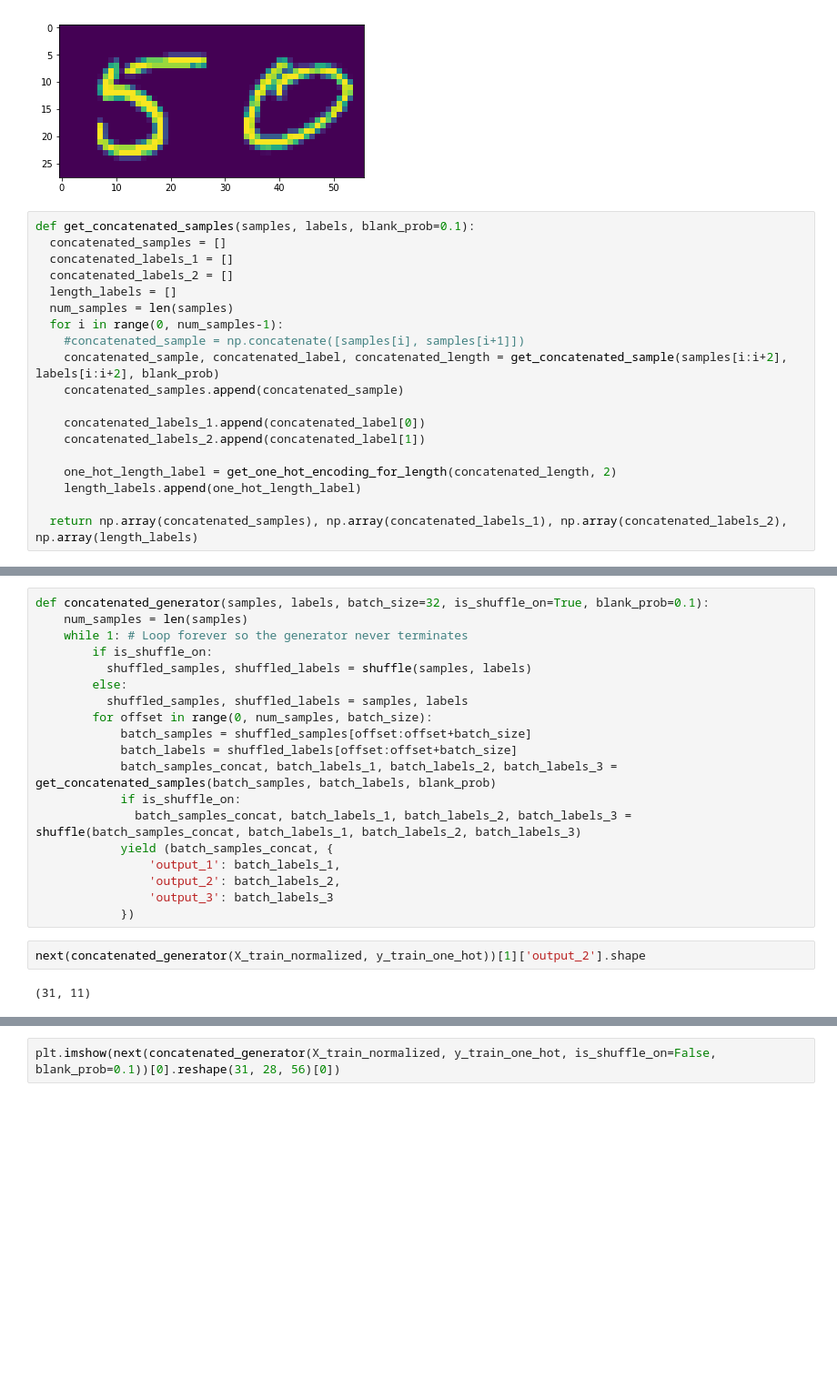
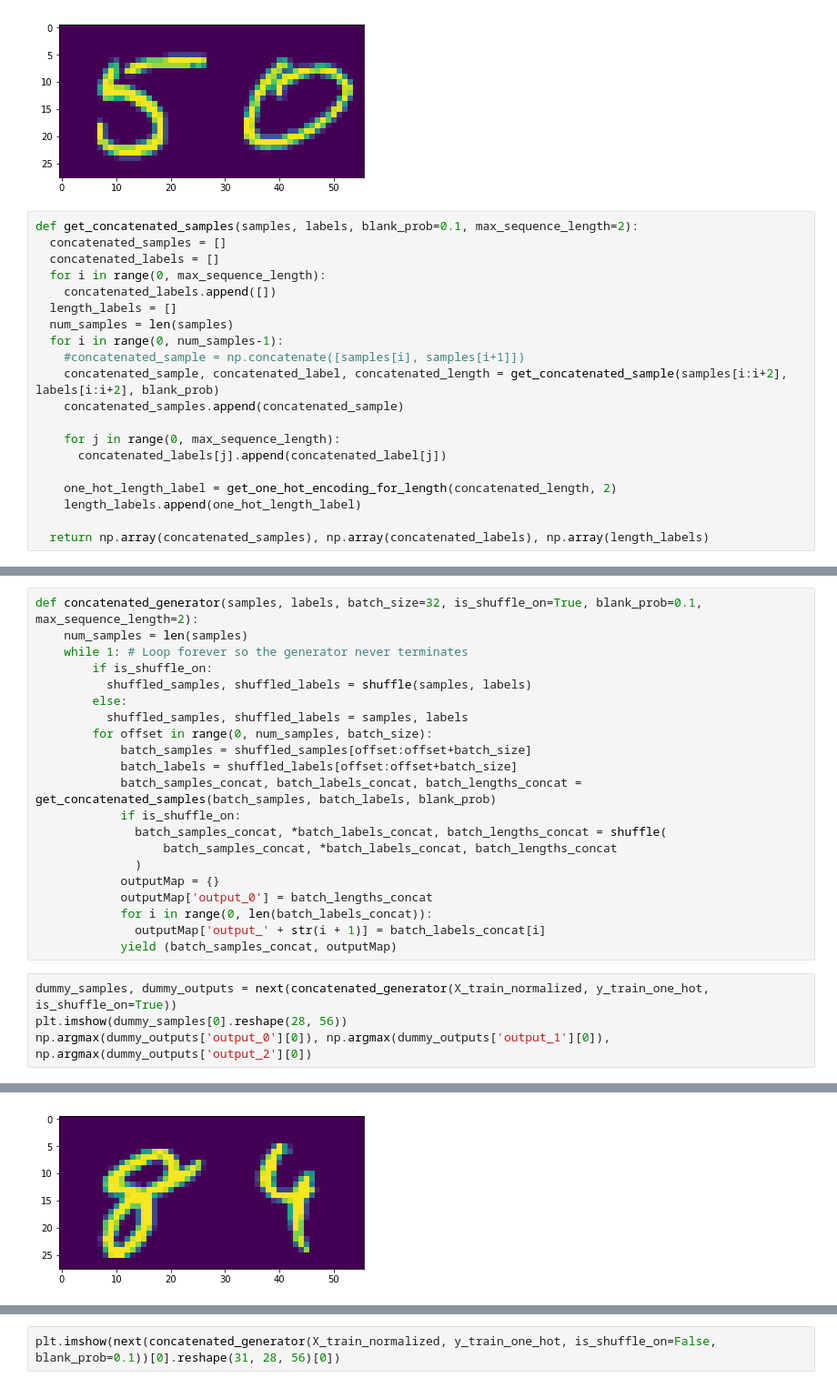
Before and after one commit to samiriff/MLND-digit-recognition, a Jupyter notebook: Copy_of_digit_recognition.ipynb, the cells around one changed output, grey strips where cells are left out. Shown: that part at 91% size. Drawn from its saved outputs; the diff is of its cells as text; blank space fills up the shorter version.

Commit message:
Refactored generator functions for digit sequences

```diff
--- a/Copy_of_digit_recognition.ipynb
+++ b/Copy_of_digit_recognition.ipynb
@@ -272,10 +272,11 @@ dummy_sample.shape, dummy_label.shape, np.argmax(dummy_label[0]), np.argmax(dumm
 ((1568,), (2, 11), 5, 0, 2)
 [figure]
 # %%
-def get_concatenated_samples(samples, labels, blank_prob=0.1):
+def get_concatenated_samples(samples, labels, blank_prob=0.1, max_sequence_length=2):
   concatenated_samples = []
-  concatenated_labels_1 = []
-  concatenated_labels_2 = []
+  concatenated_labels = []
+  for i in range(0, max_sequence_length):
+    concatenated_labels.append([])
   length_labels = []
   num_samples = len(samples)
   for i in range(0, num_samples-1):
@@ -283,11 +284,11 @@ def get_concatenated_samples(samples, labels, blank_prob=0.1):
     concatenated_sample, concatenated_label, concatenated_length = get_concatenated_sample(samples[i:i+2], labels[i:i+2], blank_prob)
     concatenated_samples.append(concatenated_sample)
 
-    concatenated_labels_1.append(concatenated_label[0])
-    concatenated_labels_2.append(concatenated_label[1])
+    for j in range(0, max_sequence_length):
+      concatenated_labels[j].append(concatenated_label[j])
 
     one_hot_length_label = get_one_hot_encoding_for_length(concatenated_length, 2)
     length_labels.append(one_hot_length_label)
 
-  return np.array(concatenated_samples), np.array(concatenated_labels_1), np.array(concatenated_labels_2), np.array(length_labels)
+  return np.array(concatenated_samples), np.array(concatenated_labels), np.array(length_labels)
 # %%
@@ -295,7 +296,7 @@ get_concatenated_samples(X_train_normalized[0:30], y_train_one_hot[0:30])[3].sha
 # %% [output]
 (29, 3)
 # %%
-def concatenated_generator(samples, labels, batch_size=32, is_shuffle_on=True, blank_prob=0.1):
+def concatenated_generator(samples, labels, batch_size=32, is_shuffle_on=True, blank_prob=0.1, max_sequence_length=2):
     num_samples = len(samples)
     while 1: # Loop forever so the generator never terminates
         if is_shuffle_on:
@@ -305,15 +306,18 @@ def concatenated_generator(samples, labels, batch_size=32, is_shuffle_on=True, b
         for offset in range(0, num_samples, batch_size):
             batch_samples = shuffled_samples[offset:offset+batch_size]
             batch_labels = shuffled_labels[offset:offset+batch_size]
-            batch_samples_concat, batch_labels_1, batch_labels_2, batch_labels_3 = get_concatenated_samples(batch_samples, batch_labels, blank_prob)
+            batch_samples_concat, batch_labels_concat, batch_lengths_concat = get_concatenated_samples(batch_samples, batch_labels, blank_prob)
             if is_shuffle_on:
-              batch_samples_concat, batch_labels_1, batch_labels_2, batch_labels_3 = shuffle(batch_samples_concat, batch_labels_1, batch_labels_2, batch_labels_3)
-            yield (batch_samples_concat, {
-                'output_1': batch_labels_1,
-                'output_2': batch_labels_2,
-                'output_3': batch_labels_3
-            })
+              batch_samples_concat, *batch_labels_concat, batch_lengths_concat = shuffle(
+                  batch_samples_concat, *batch_labels_concat, batch_lengths_concat
+              )
+            outputMap = {}
+            outputMap['output_0'] = batch_lengths_concat
+            for i in range(0, len(batch_labels_concat)):
+              outputMap['output_' + str(i + 1)] = batch_labels_concat[i]
+            yield (batch_samples_concat, outputMap)
-# %%
-next(concatenated_generator(X_train_normalized, y_train_one_hot))[1]['output_2'].shape
-# %% [output]
-(31, 11)
+# %%
+dummy_samples, dummy_outputs = next(concatenated_generator(X_train_normalized, y_train_one_hot, is_shuffle_on=True))
+plt.imshow(dummy_samples[0].reshape(28, 56))
+np.argmax(dummy_outputs['output_0'][0]), np.argmax(dummy_outputs['output_1'][0]), np.argmax(dummy_outputs['output_2'][0])
+# %% [output]
@@ -320,3 +325,4 @@ next(concatenated_generator(X_train_normalized, y_train_one_hot))[1]['output_2']
+[figure, added]
 # %%
 inputs = Input(shape=(1568, ))
 x = Dense(784, activation='relu')(inputs)
```
Also changed, not shown: parts of 9 cells of this notebook.
